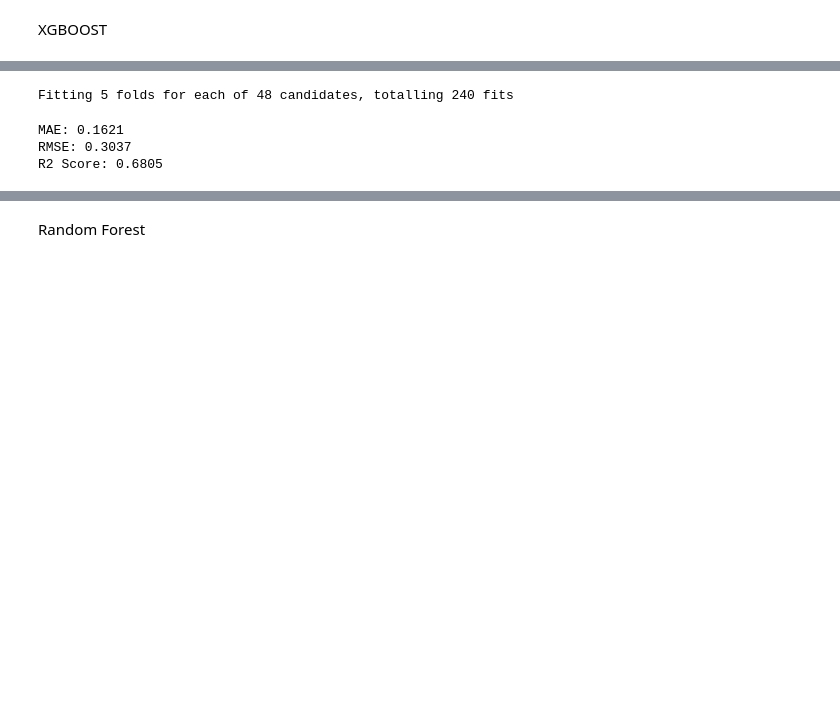
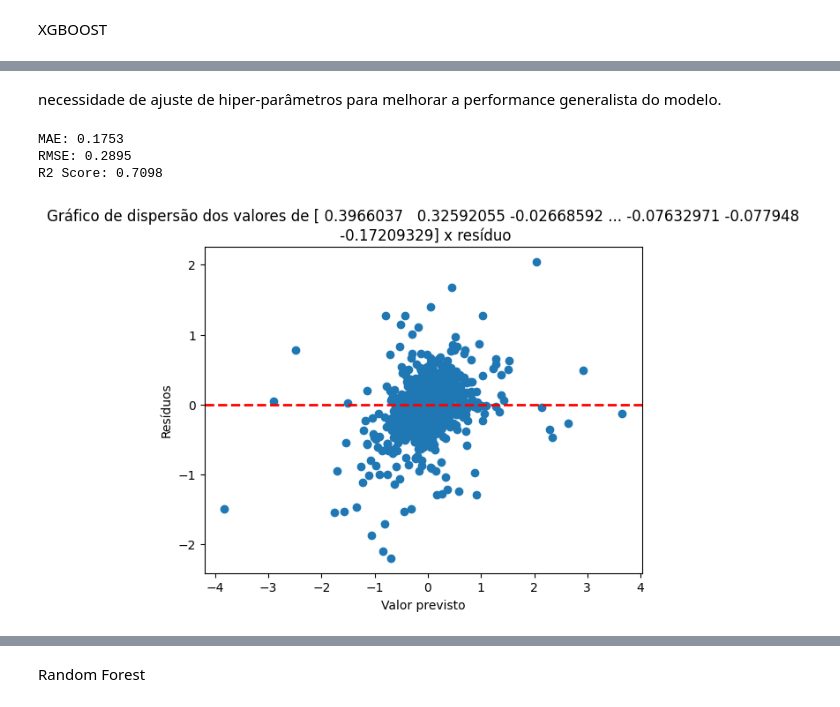
Before and after one commit to ederray/etl-aws, a Jupyter notebook: notebooks/model_evaluation.ipynb, the cells around one changed output, grey strips where cells are left out. Drawn from its saved outputs; the diff is of its cells as text; code cells hidden in the pictures; blank space fills up the shorter version.

Commit message:
model-validation: ajuste da rodada de validação do modelo com halving_ranfom_search_cv

```diff
--- a/notebooks/model_evaluation.ipynb
+++ b/notebooks/model_evaluation.ipynb
@@ -312,7 +312,8 @@ Pipeline(steps=[('preprocessador',
                               n_estimators=None, n_jobs=None,
                               num_parallel_tree=None, ...))])
 # %%
-from sklearn.model_selection import RandomizedSearchCV, TimeSeriesSplit
+from sklearn.experimental import enable_halving_search_cv
+from sklearn.model_selection import TimeSeriesSplit, HalvingRandomSearchCV
 
 ts = TimeSeriesSplit(n_splits=5)
 param_grid_xgb = {
@@ -323,5 +324,11 @@ param_grid_xgb = {
     'modelo__colsample_bytree': [0.8, 1.0]
 }
 
-random = RandomizedSearchCV(estimator=model_xgb,param_distributions=param_grid_xgb,cv=ts, n_iter=100,
-                            random_state=42, n_jobs=-1, verbose=5)
+halving_xgb = HalvingRandomSearchCV(estimator=model_xgb,param_distributions=param_grid_xgb,cv=ts,
+                                    n_candidates=100, factor=3,
+                            random_state=42, n_jobs=-1)
+# %%
+# ajuste e verificação da performance com os dados de treino do modelo
+halving_xgb.fit(X_treino,y_treino)
+y_pred_xgb_treino = halving_xgb.predict(X_treino)
+gerar_metricas(y_pred=y_pred_xgb_treino, y_true=y_treino)
@@ -328,12 +356,20 @@ random = RandomizedSearchCV(estimator=model_xgb,param_distributions=param_grid_x
 # %%
-random.fit(X_treino,y_treino)
-y_pred_xgb = random.predict(X_teste)
+# previsão dos valores de teste
+y_pred_xgb = halving_xgb.predict(X_teste)
-# %% [output]
-Fitting 5 folds for each of 48 candidates, totalling 240 fits
+# %%
+# resíduo dos dos dados de teste
+res_xgb = y_teste - y_pred_xgb
+# %% [markdown]
+necessidade de ajuste de hiper-parâmetros para melhorar a performance generalista do modelo.
 # %%
 # avaliação de resultado
 gerar_metricas(y_pred=y_pred_xgb, y_true=y_teste)
 # %% [output]
-MAE: 0.1621
-RMSE: 0.3037
-R2 Score: 0.6805
+MAE: 0.1753
+RMSE: 0.2895
+R2 Score: 0.7098
+# %%
+# análise gráfica da dispersão do resíduo com os dados de teste
+grafico_analise_dispersao_residuo(y_pred=y_pred_xgb, res=res_xgb)
+# %% [output]
+[figure, added]
```
Also changed, not shown: parts of 23 cells of this notebook, 25 other files.
